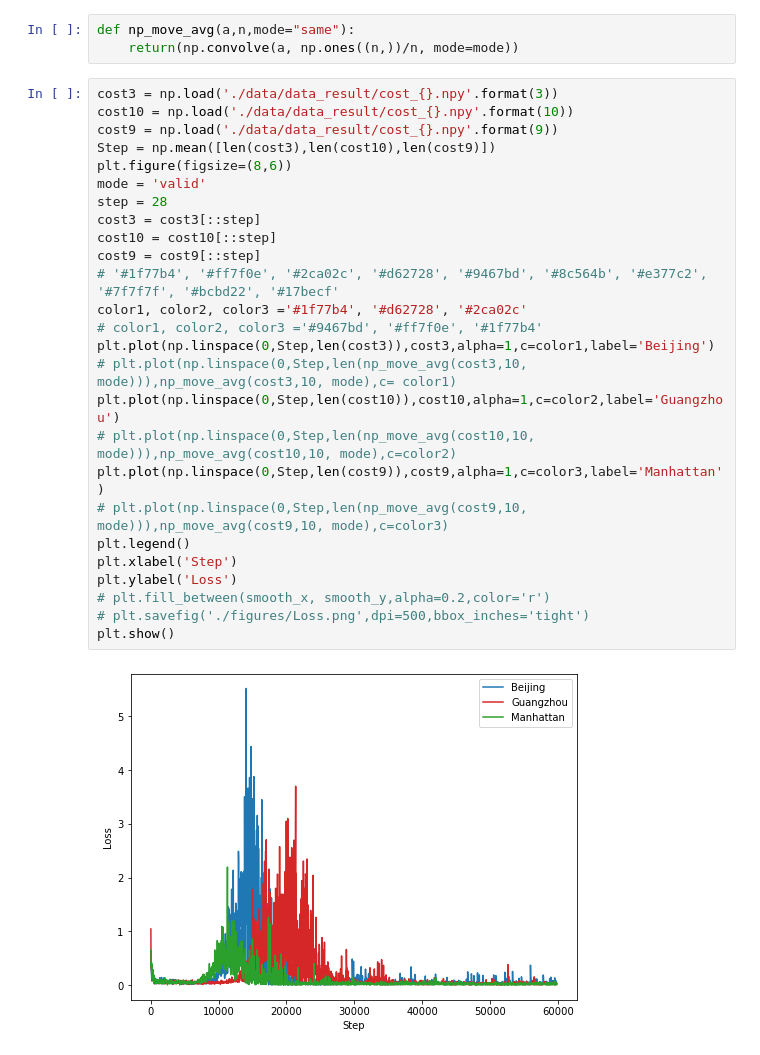
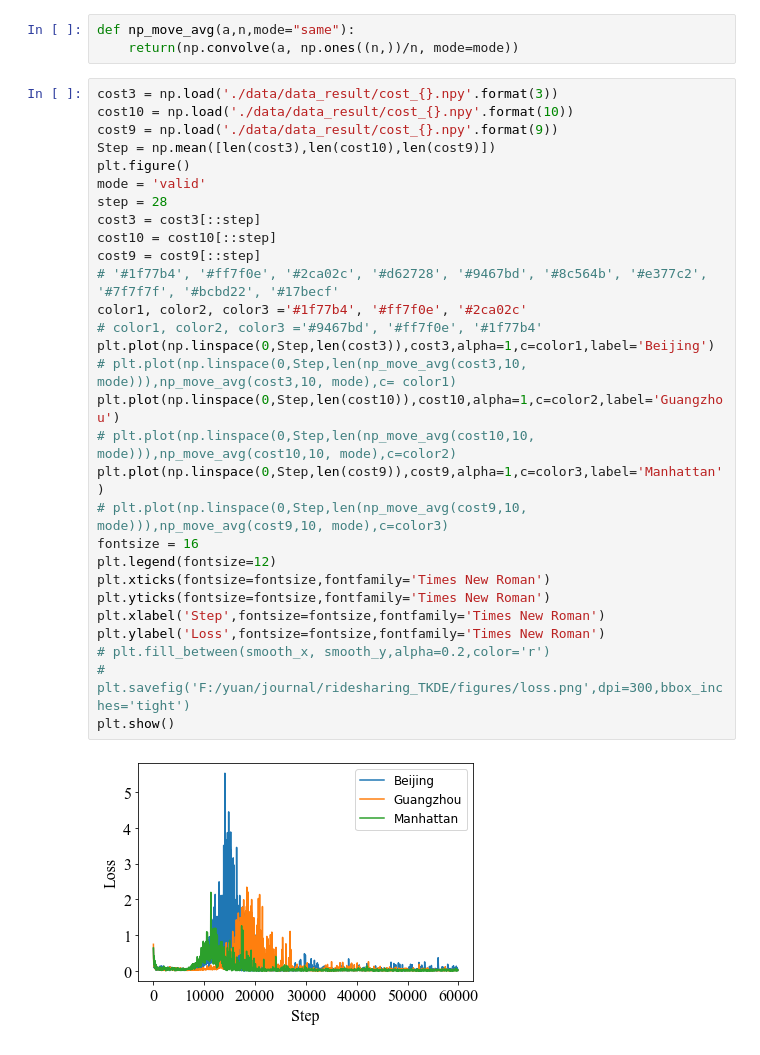
Before and after one commit to xxingyiyuan/ridesharing-RL, a Jupyter notebook: data_visualization.ipynb, the cells around one changed output. Cells and saved outputs as stored; diff of their text form.

```diff
--- a/data_visualization.ipynb
+++ b/data_visualization.ipynb
@@ -16,31 +14,34 @@ def np_move_avg(a,n,mode="same"):
 # %%
 cost3 = np.load('./data/data_result/cost_{}.npy'.format(3))
 cost10 = np.load('./data/data_result/cost_{}.npy'.format(10))
 cost9 = np.load('./data/data_result/cost_{}.npy'.format(9))
 Step = np.mean([len(cost3),len(cost10),len(cost9)])
-plt.figure(figsize=(8,6))
+plt.figure()
 mode = 'valid'
 step = 28
 cost3 = cost3[::step]
 cost10 = cost10[::step]
 cost9 = cost9[::step]
 # '#1f77b4', '#ff7f0e', '#2ca02c', '#d62728', '#9467bd', '#8c564b', '#e377c2', '#7f7f7f', '#bcbd22', '#17becf'
-color1, color2, color3 ='#1f77b4', '#d62728', '#2ca02c'
+color1, color2, color3 ='#1f77b4', '#ff7f0e', '#2ca02c'
 # color1, color2, color3 ='#9467bd', '#ff7f0e', '#1f77b4'
 plt.plot(np.linspace(0,Step,len(cost3)),cost3,alpha=1,c=color1,label='Beijing')
 # plt.plot(np.linspace(0,Step,len(np_move_avg(cost3,10, mode))),np_move_avg(cost3,10, mode),c= color1)
 plt.plot(np.linspace(0,Step,len(cost10)),cost10,alpha=1,c=color2,label='Guangzhou')
 # plt.plot(np.linspace(0,Step,len(np_move_avg(cost10,10, mode))),np_move_avg(cost10,10, mode),c=color2)
 plt.plot(np.linspace(0,Step,len(cost9)),cost9,alpha=1,c=color3,label='Manhattan')
 # plt.plot(np.linspace(0,Step,len(np_move_avg(cost9,10, mode))),np_move_avg(cost9,10, mode),c=color3)
-plt.legend()
-plt.xlabel('Step')
-plt.ylabel('Loss')
+fontsize = 16
+plt.legend(fontsize=12)
+plt.xticks(fontsize=fontsize,fontfamily='Times New Roman')
+plt.yticks(fontsize=fontsize,fontfamily='Times New Roman')
+plt.xlabel('Step',fontsize=fontsize,fontfamily='Times New Roman')
+plt.ylabel('Loss',fontsize=fontsize,fontfamily='Times New Roman')
 # plt.fill_between(smooth_x, smooth_y,alpha=0.2,color='r')
-# plt.savefig('./figures/Loss.png',dpi=500,bbox_inches='tight')
+# plt.savefig('F:/yuan/journal/ridesharing_TKDE/figures/loss.png',dpi=300,bbox_inches='tight')
 plt.show()
 # %% [output]
-[figure, old version]
+[figure, new version]
 # %%
 reward3 = np.load('./data/data_result/reward_{}.npy'.format(3))
 reward10 = np.load('./data/data_result/reward_{}.npy'.format(10))
```
Also changed, not shown: parts of 2 cells of this notebook, 10 other files.
